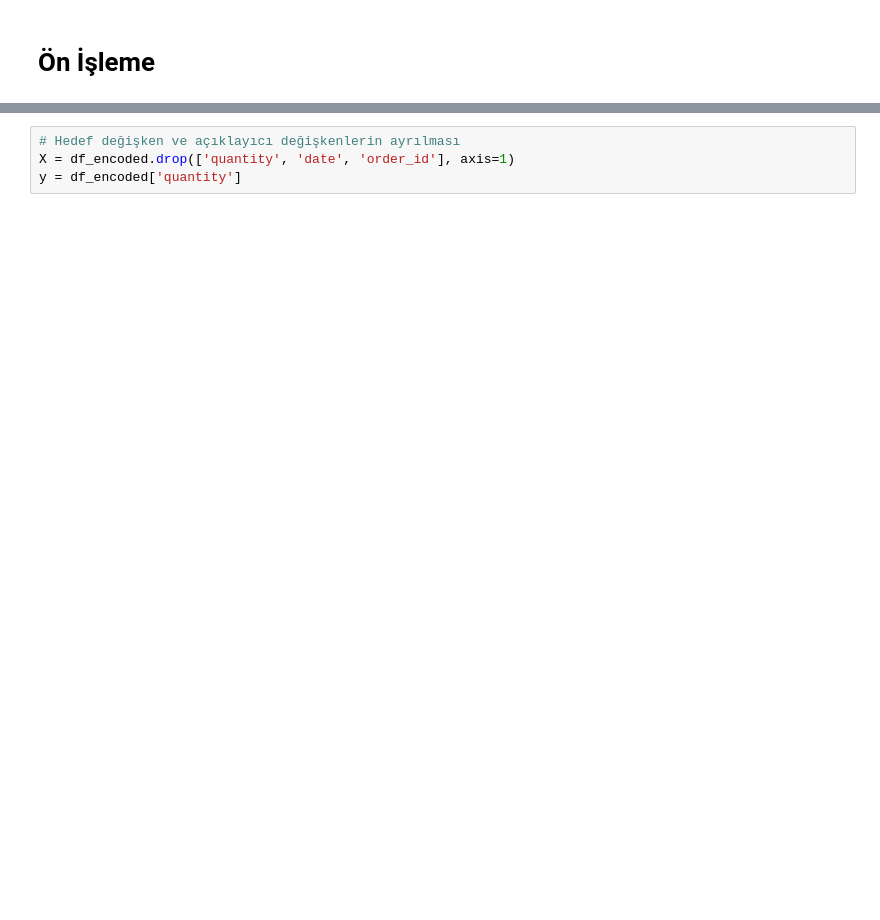
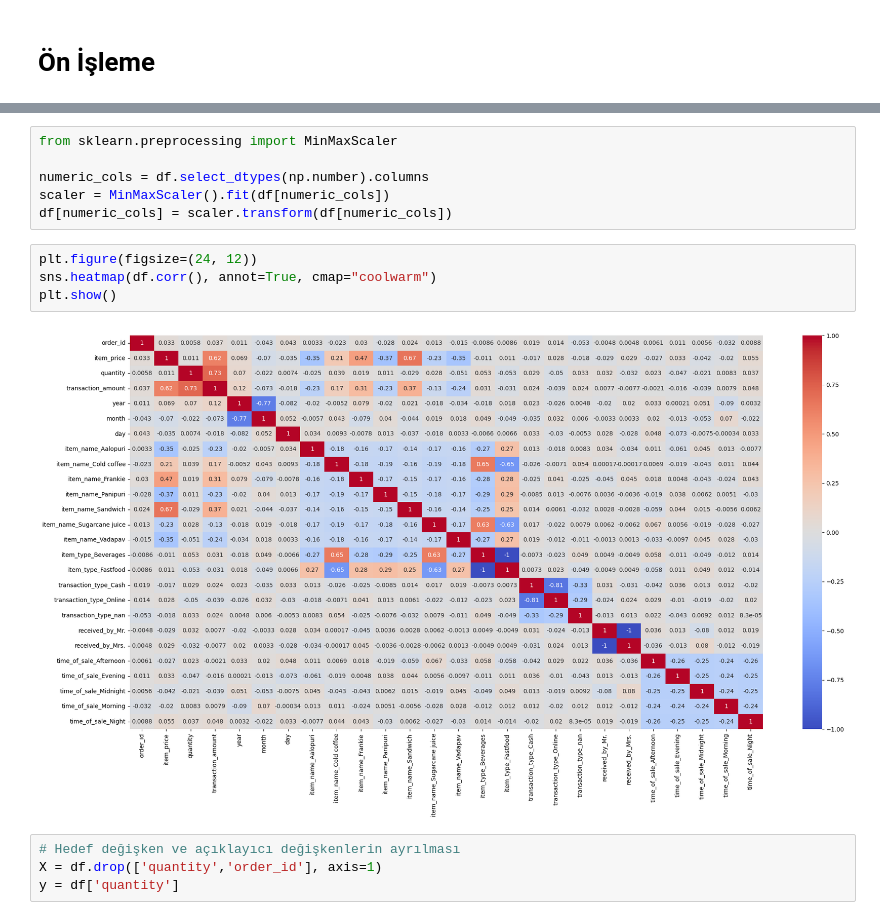
Before and after one commit to ismailcankaratas/RestaurantSalesReport, a Jupyter notebook: app.ipynb, the cells around one changed output, grey strips where cells are left out. Cells and saved outputs as stored; diff of their text form; blank space fills up the shorter version.

```diff
--- a/app.ipynb
+++ b/app.ipynb
@@ -102,4 +116,16 @@ df_encoded = pd.get_dummies(df, columns=categorical_columns, drop_first=True)
+# %%
+from sklearn.preprocessing import MinMaxScaler
+
+numeric_cols = df.select_dtypes(np.number).columns
+scaler = MinMaxScaler().fit(df[numeric_cols])
+df[numeric_cols] = scaler.transform(df[numeric_cols])
+# %%
+plt.figure(figsize=(24, 12))
+sns.heatmap(df.corr(), annot=True, cmap="coolwarm")
+plt.show()
+# %% [output]
+[figure, added]
 # %%
 # Hedef değişken ve açıklayıcı değişkenlerin ayrılması
-X = df_encoded.drop(['quantity', 'date', 'order_id'], axis=1)
-y = df_encoded['quantity']
+X = df.drop(['quantity','order_id'], axis=1)
+y = df['quantity']
```
Also changed, not shown: parts of 20 cells of this notebook.
